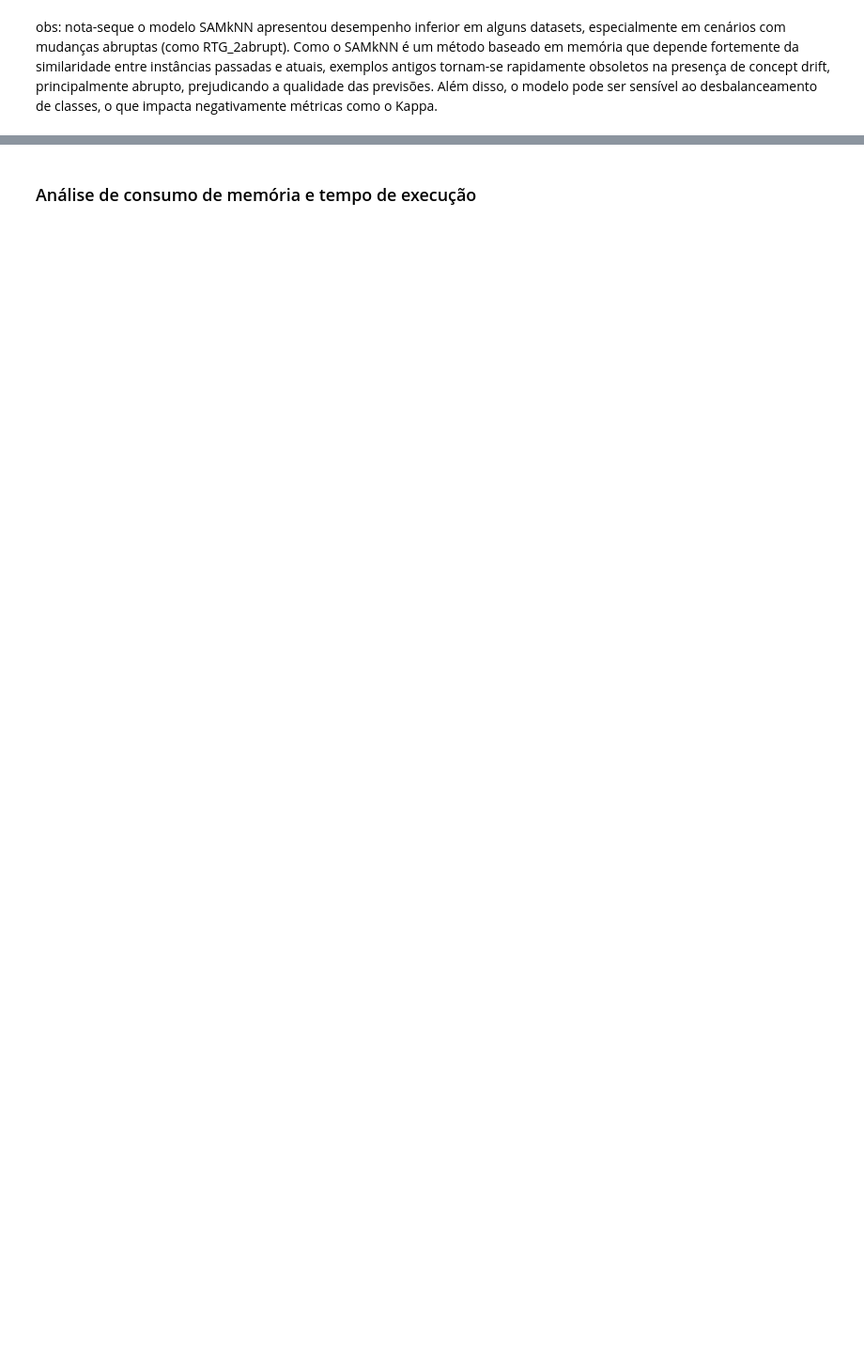
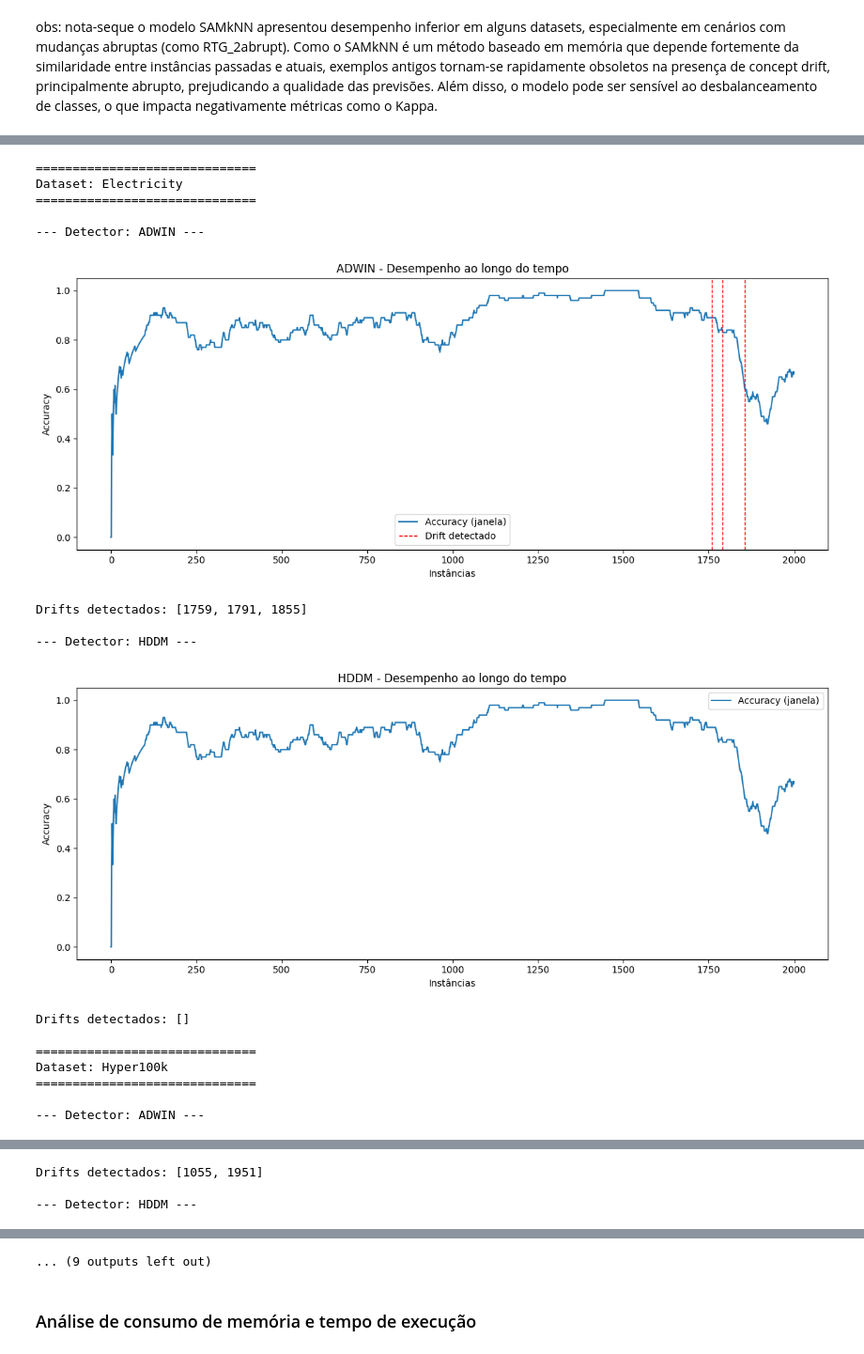
Before and after one commit to iarabertopena/ml-learning-lab, a Jupyter notebook: stream_learning.ipynb, the cells around one changed output, grey strips where cells are left out. Shown at 94% size. Drawn from its saved outputs; the diff is of its cells as text; code cells hidden in the pictures; blank space fills up the shorter version.

```diff
--- a/stream_learning.ipynb
+++ b/stream_learning.ipynb
@@ -581,0 +652,43 @@ Drifts detectados: [351, 383, 447, 799]
+# %%
+for dataset_name, dataset_class in datasets.items():
+
+    print(f"\n==============================")
+    print(f"Dataset: {dataset_name}")
+    print(f"==============================")
+
+    for detector_name, detector_class in detectors.items():
+
+        print(f"\n--- Detector: {detector_name} ---")
+
+        # cria NOVO detector a cada execução
+        if detector_name == "ADWIN":
+            detector = ADWIN(delta=0.05)
+
+        elif detector_name == "HDDM":
+            detector = HDDMWeighted(lambda_=0.001)
+
+        acc_window, drift_points = drift_analysis(
+            dataset_class=dataset_class,
+            detector=detector,
+            detector_name=detector_name,
+            max_instances=2000,
+            window_size=100
+        )
+# %% [output]
+==============================
+Dataset: Electricity
+==============================
+
+--- Detector: ADWIN ---
+[figure, added]
+Drifts detectados: [1759, 1791, 1855]
+
+--- Detector: HDDM ---
+[figure, added]
+Drifts detectados: []
+
+==============================
+Dataset: Hyper100k
+==============================
+
+--- Detector: ADWIN ---
@@ -581,0 +696,3 @@ Drifts detectados: [351, 383, 447, 799]
+Drifts detectados: [1055, 1951]
+
+--- Detector: HDDM ---
@@ -582,3 +712,4 @@ Drifts detectados: [351, 383, 447, 799]
+... (9 outputs left out)
 # %% [markdown]
 ### Análise de consumo de memória e tempo de execução
 # %%
```
Also changed, not shown: parts of 24 cells of this notebook.
